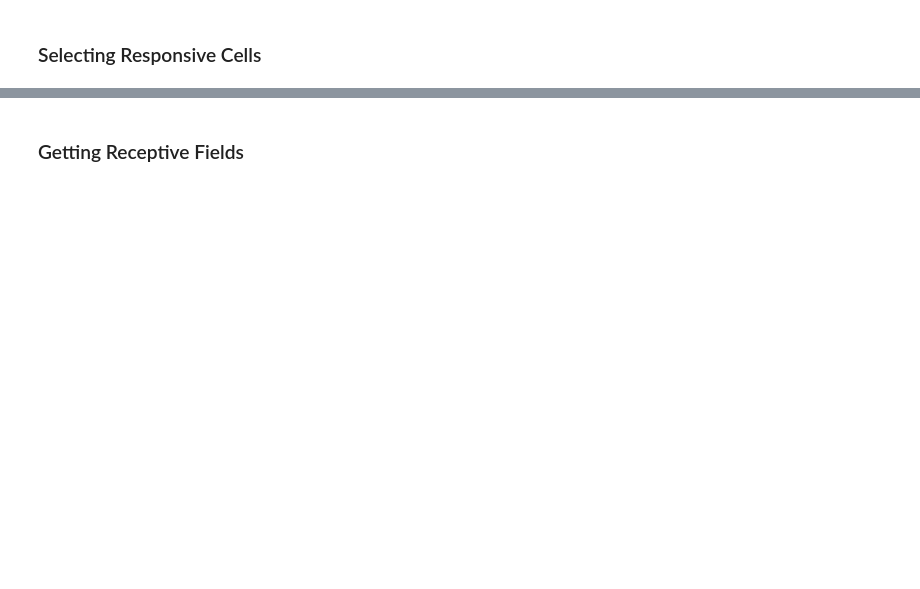
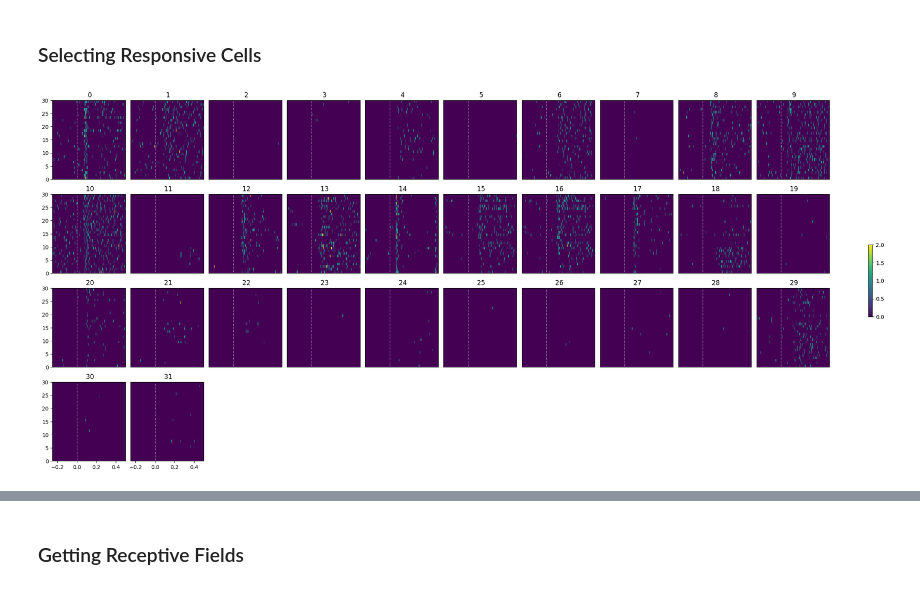
Before and after one commit to AllenInstitute/openscope_databook, a Jupyter notebook: docs/experiments/illusion.ipynb, the cells around one changed output, grey strips where cells are left out. Cells and saved outputs as stored; diff of their text form; code cells hidden in the pictures; blank space fills up the shorter version.

```diff
--- a/docs/experiments/illusion.ipynb
+++ b/docs/experiments/illusion.ipynb
@@ -281,2 +287,18 @@ show_many_responses(control_spike_matrix, 5, 10)
 # %% [markdown]
 ### Selecting Responsive Cells
+# %%
+def select_cells(spike_matrix, stimulus_onset_idx):
+    baseline_means = np.mean(spike_matrix[:,:,:stimulus_onset_idx], axis=2)
+    mean_baseline_means = np.mean(baseline_means, axis=1)
+    std_baseline_means = np.std(baseline_means, axis=1)
+
+    response_means = np.mean(spike_matrix[:,:,stimulus_onset_idx:], axis=2)
+    mean_response_means = np.mean(response_means, axis=1)
+
+    unit_z_scores = (mean_response_means - mean_baseline_means) / std_baseline_means
+    return np.where(unit_z_scores > 2)[0]
+# %%
+illusion_selected_idxs = select_cells(illusion_spike_matrix, stimulus_onset_idx)
+show_many_responses(illusion_spike_matrix[illusion_selected_idxs], 5, 10)
+# %% [output]
+[figure, added]
```
Also changed, not shown: parts of 14 cells of this notebook.
